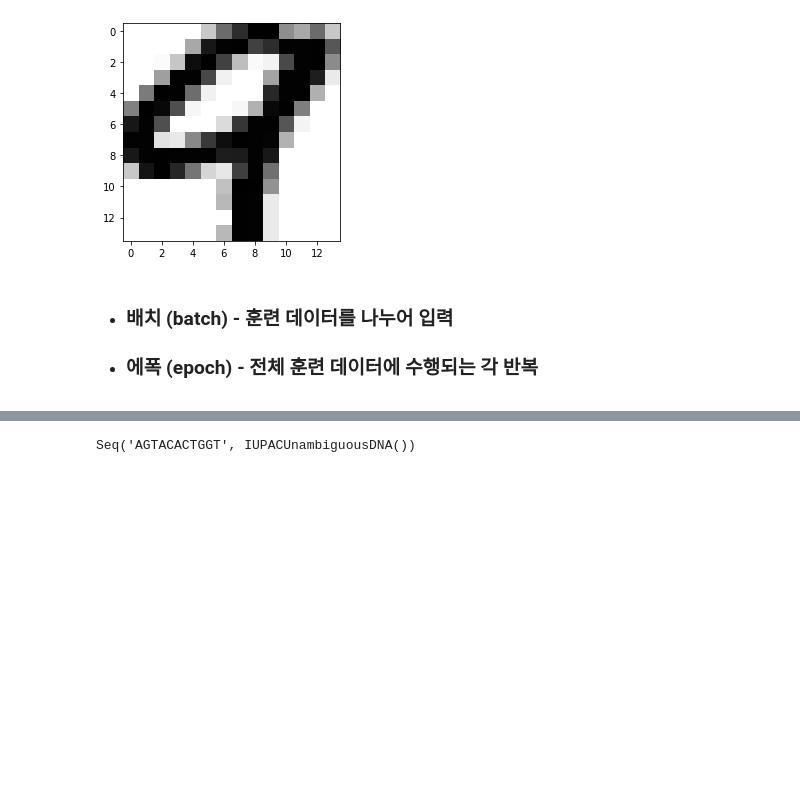
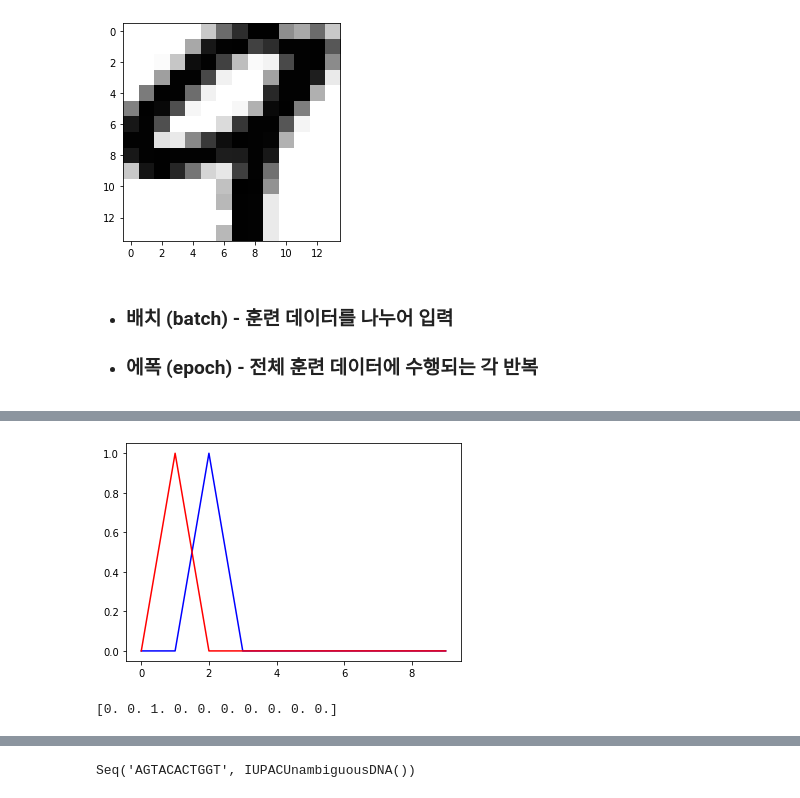
Before and after one commit to greendaygh/bioengml, a Jupyter notebook: bioeng-ml-python.ipynb, the cells around one changed output, grey strips where cells are left out. Drawn from its saved outputs; the diff is of its cells as text; code cells hidden in the pictures; blank space fills up the shorter version.

```diff
--- a/bioeng-ml-python.ipynb
+++ b/bioeng-ml-python.ipynb
@@ -601,0 +682,8 @@ network.compile
+# %%
+plt.plot(test_labels[1,], "b")
+plt.plot(test_labels[2,], "r")
+plt.show()
+print(test_labels[1,])
+# %% [output]
+[figure, added]
+[0. 0. 1. 0. 0. 0. 0. 0. 0. 0.]
```
Also changed, not shown: parts of 125 cells of this notebook, 8 other files.
